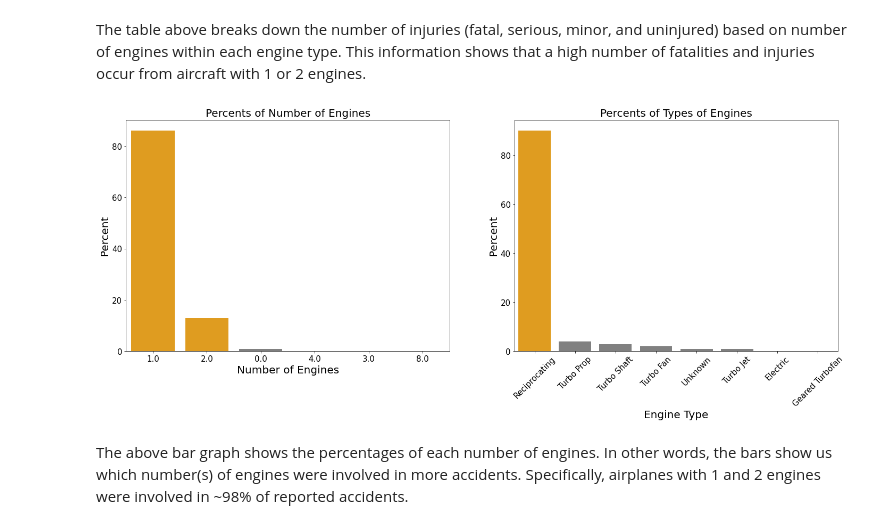
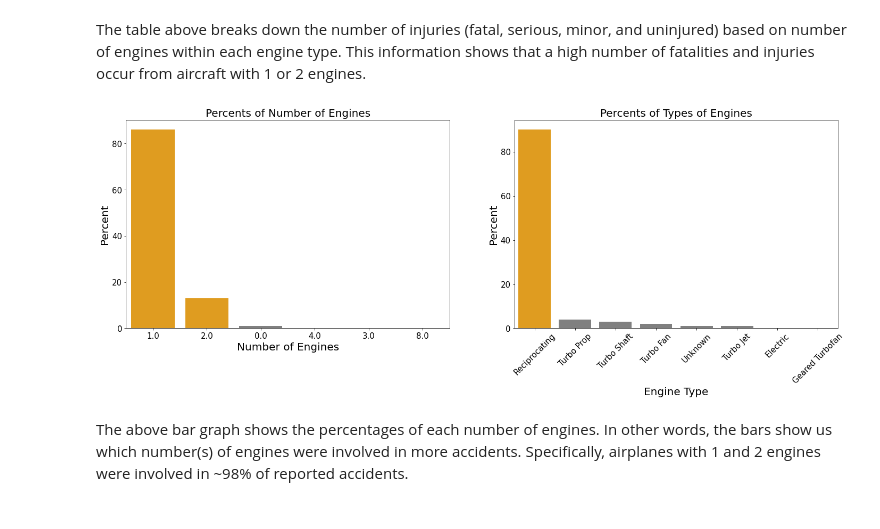
Before and after one commit to ckucewicz/aircraft_safety_project, a Jupyter notebook: Notebook.ipynb, the cells around one changed output. Cells and saved outputs as stored; diff of their text form; code cells hidden in the pictures.

```diff
--- a/Notebook.ipynb
+++ b/Notebook.ipynb
@@ -737,35 +737,37 @@ The table above breaks down the number of injuries (fatal, serious, minor, and u
 # %%
 # Bar plot that visualizes the percentages of the frequency of each type of engine
 # Bar plot that visualizes the percentages of the frequency of each number of engines
 
 faulty_engines = [1.0, 2.0]
 num_eng_color = ['orange' if x in faulty_engines else 'grey' for x in num_of_engines_percent.index]
 type_eng_color = ['orange' if x == 'Reciprocating' else 'grey' for x in type_of_engines_percent.index]
 
 fig, ax = plt.subplots(figsize = (24, 8), ncols = 2, nrows = 1)
+plt.subplots_adjust(bottom=0.20)
 
 sns.barplot(ax = ax[0],
             x = num_of_engines_percent.index,
             y = num_of_engines_percent,
             palette = num_eng_color, order = num_of_engines_percent.index)
 
 ax[0].set_title('Percents of Number of Engines', fontsize=20)
 ax[0].set_xlabel('Number of Engines', fontsize=20)
 ax[0].set_ylabel('Percent', fontsize=20)
 ax[0].tick_params(labelsize=15)
 
 sns.barplot(ax = ax[1],
             x = type_of_engines_percent.index,
             y = type_of_engines_percent,
             palette = type_eng_color)
 
 ax[1].set_title('Percents of Types of Engines', fontsize=20)
 ax[1].set_xlabel('Engine Type', fontsize=20)
 ax[1].set_ylabel('Percent', fontsize=20)
 ax[1].tick_params(labelsize=15)
-plt.xticks(rotation=45);
+plt.xticks(rotation=45)
+plt.savefig("engines.jpg");
 # %% [output]
-[figure, old version]
+[figure, new version]
 # %% [markdown]
 The above bar graph shows the percentages of each number of engines. In other words, the bars show us which number(s) of engines were involved in more accidents. Specifically, airplanes with 1 and 2 engines were involved in ~98% of reported accidents.
 # %% [markdown]
```
Also changed, not shown: parts of 19 cells of this notebook, 10 other files.
